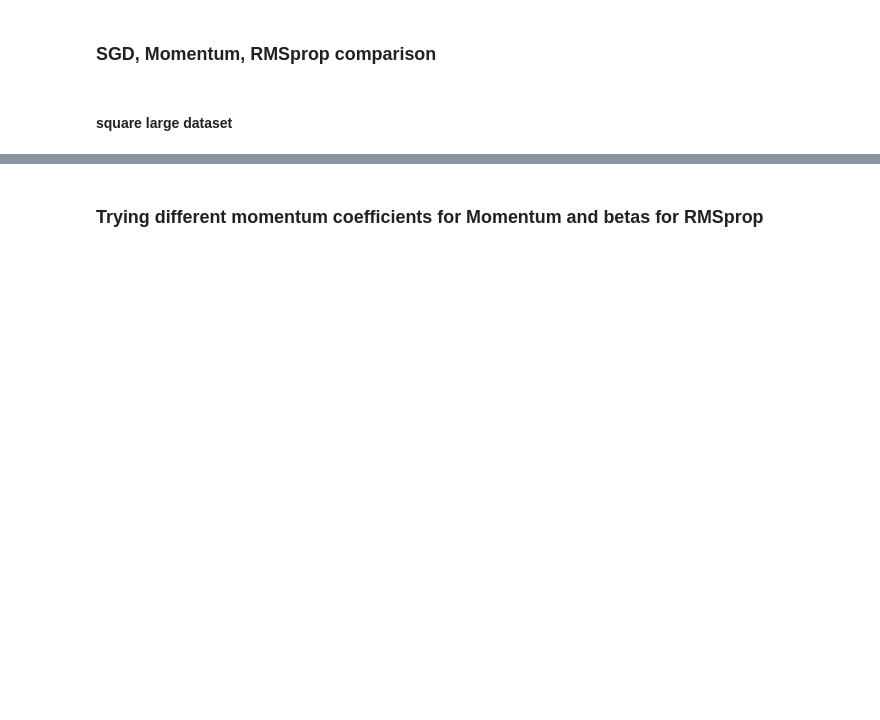
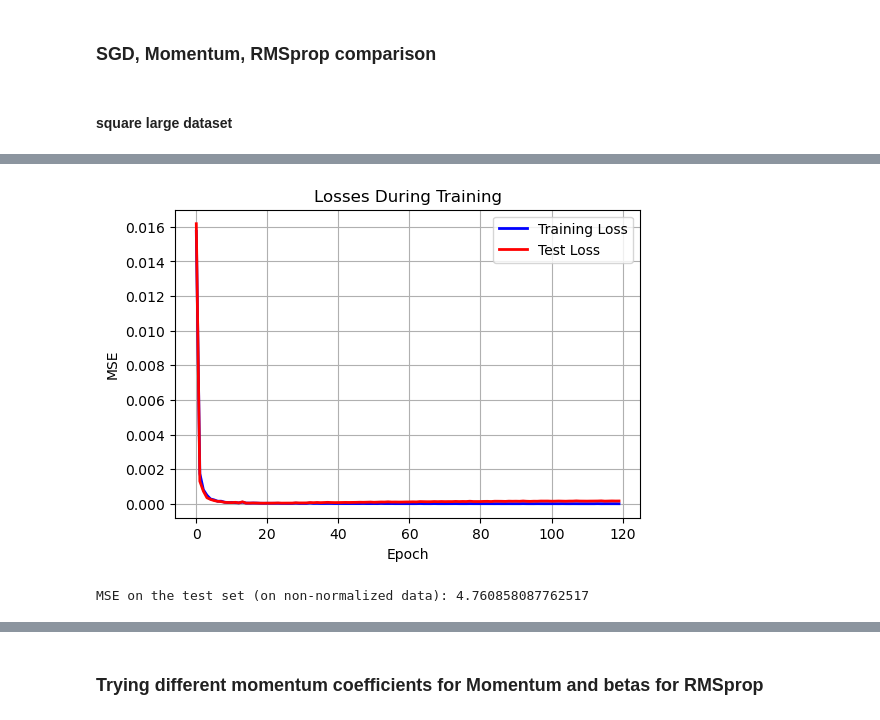
Before and after one commit to sienkozuzanna/miowad, a Jupyter notebook: NeuralNetworks/nn3.ipynb, the cells around one changed output, grey strips where cells are left out. Drawn from its saved outputs; the diff is of its cells as text; code cells hidden in the pictures; blank space fills up the shorter version.

```diff
--- a/NeuralNetworks/nn3.ipynb
+++ b/NeuralNetworks/nn3.ipynb
@@ -292,0 +292,8 @@ plot_training_losses_for_optimizers(nn_sgd_square_large, nn_momentum_square_larg
+# %%
+nn_momentum_square_large=NeuralNetwork(layers=[1,30, 30, 1], activation="relu", weights_initialize="He")
+nn_momentum_square_large_stats=nn_momentum_square_large.train(X_train_square_large_normalized, Y_train_square_large_normalized,
+                          X_test_square_large_normalized, Y_test_square_large_normalized,
+                          batch_size=32, epochs=2000,  plot_training_loss=True,
+                          learning_rate=0.1, optimizer="momentum", momentum_coeff=0.9, verbose=True, verbose_interval=10,
+                          return_training_stats=True, early_stopping=True, patience=100)
+# %% [output]
@@ -292,0 +313,7 @@ plot_training_losses_for_optimizers(nn_sgd_square_large, nn_momentum_square_larg
+[figure, added]
+# %%
+Y_pred_denorm=normalizer_square_large.denormalize_Y(nn_momentum_square_large.predict(X_test_square_large_normalized))
+mse_test = np.mean((Y_pred_denorm - Y_test_square_large) ** 2)
+print(f"MSE on the test set (on non-normalized data): {mse_test}")
+# %% [output]
+MSE on the test set (on non-normalized data): 4.760858087762517
```
Also changed, not shown: parts of 39 cells of this notebook.
